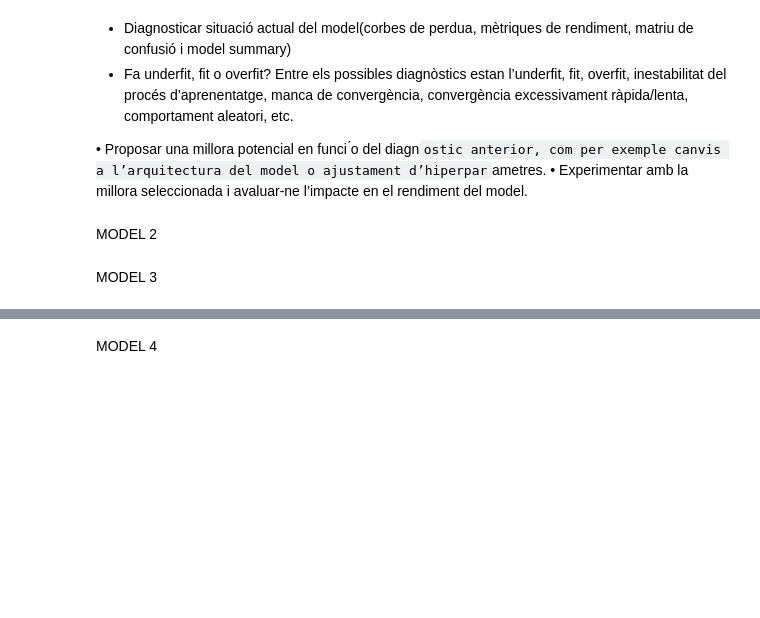
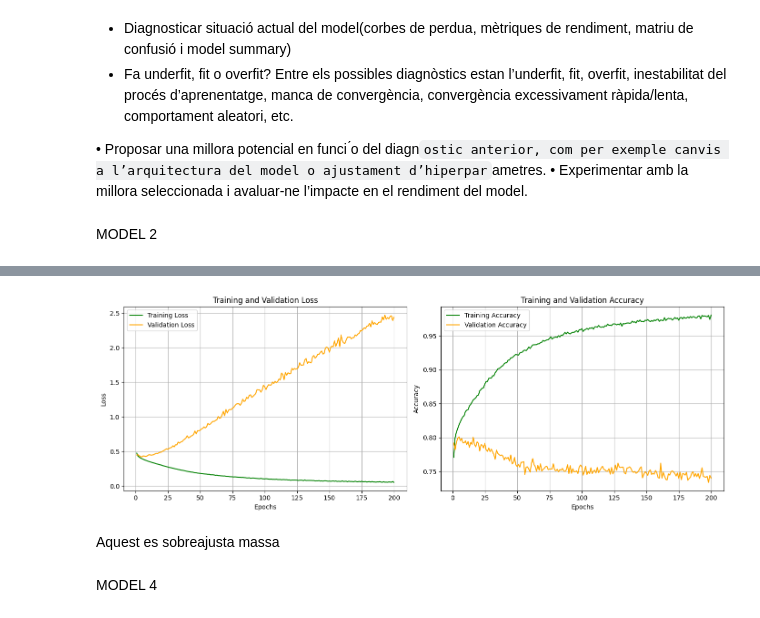
Before and after one commit to annacp04/Perceptro-multicapa, a Jupyter notebook: practica_xndl.ipynb, the cells around one changed output, grey strips where cells are left out. Drawn from its saved outputs; the diff is of its cells as text; code cells hidden in the pictures; blank space fills up the shorter version.

```diff
--- a/practica_xndl.ipynb
+++ b/practica_xndl.ipynb
@@ -816,5 +829,26 @@ canvis a l’arquitectura del model o ajustament d’hiperpar`ametres.
 del model.
 # %% [markdown]
 MODEL 2
-# %% [markdown]
-MODEL 3
+# %%
+from tensorflow.keras.models import Sequential
+from tensorflow.keras.layers import Dense, Dropout
+from tensorflow.keras.optimizers import Adam
+from tensorflow.keras.regularizers import l2
+
+def entrenament_perceptro2(X_train, y_train):
+    model = Sequential([
+        Dense(64, activation='relu', kernel_initializer='he_uniform'),
+        Dense(32, activation='relu', kernel_initializer='he_uniform'),
+        Dense(2, activation='softmax')
+    ])
+
+    optimizer = Adam(learning_rate=0.001)
+    model.compile(optimizer=optimizer, loss='sparse_categorical_crossentropy', metrics=['accuracy'])
+    num_epochs = 200
+    batch_size = 16
+    history = model.fit(X_train, y_train, epochs=num_epochs, batch_size=batch_size, validation_split=0.1, verbose=2)
+    return model, history
+# %%
+model, history = entrenament_perceptro2(X_train, y_train)
+evaluacio_mlp(X_test, y_test, model, history)
+# %% [output]
@@ -821,2 +872,5 @@ MODEL 3
+[figure, added]
+# %% [markdown]
+Aquest es sobreajusta massa
 # %% [markdown]
 MODEL 4
```
Also changed, not shown: parts of 14 cells of this notebook.
